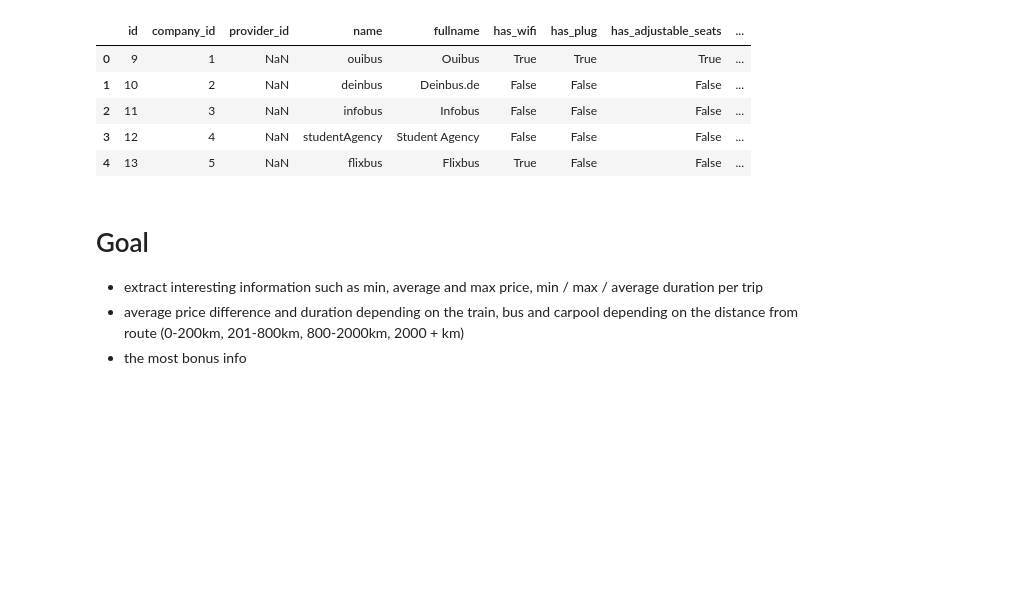
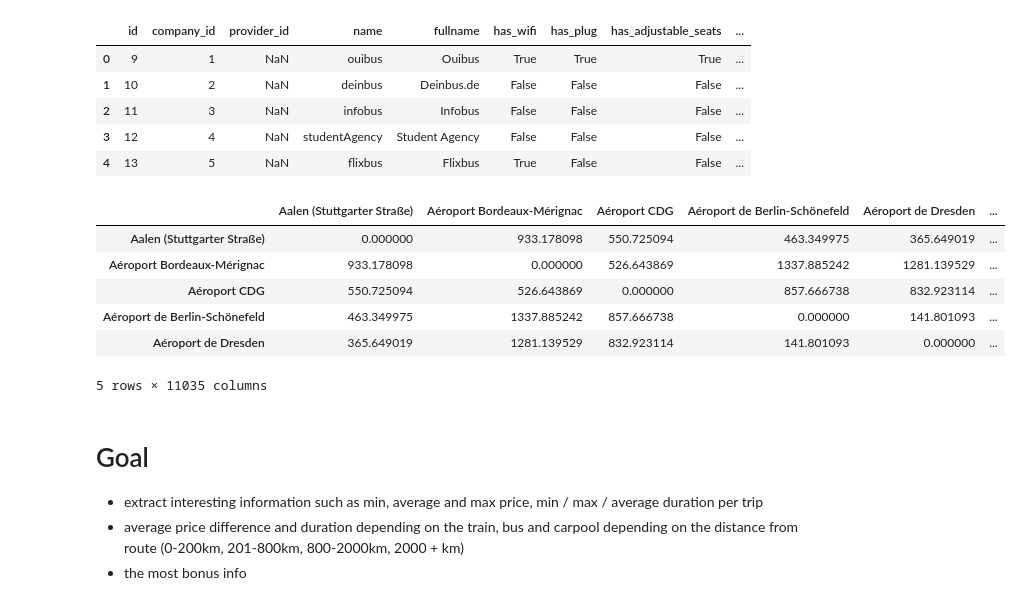
Before and after one commit to Pramod-Kumar808/EDA, a Jupyter notebook: EDA.ipynb, the cells around one changed output. Drawn from its saved outputs; the diff is of its cells as text; code cells hidden in the pictures; blank space fills up the shorter version.

```diff
--- a/EDA.ipynb
+++ b/EDA.ipynb
@@ -58,6 +62,27 @@ providers.head(5)
 | 2 | 11 | 3 | NaN | infobus | Infobus | False | False | False | ... |
 | 3 | 12 | 4 | NaN | studentAgency | Student Agency | False | False | False | ... |
 | 4 | 13 | 5 | NaN | flixbus | Flixbus | True | False | False | ... |
+# %%
+import numpy as np
+from sklearn.neighbors import DistanceMetric
+
+stations['latitude'] = np.radians(stations['latitude'])
+stations['longitude'] = np.radians(stations['longitude'])
+
+dist = DistanceMetric.get_metric('haversine')
+
+stations[["latitude", "longitude"]].to_numpy()
+distance = (dist.pairwise(stations[["latitude", "longitude"]].to_numpy())*6373)
+result = pd.DataFrame(distance,  columns=stations.unique_name.unique(), index=stations.unique_name.unique())
+result.head(5)
+# %% [output]
+|  | Aalen (Stuttgarter Straße) | Aéroport Bordeaux-Mérignac | Aéroport CDG | Aéroport de Berlin-Schönefeld | Aéroport de Dresden | ... |
+| Aalen (Stuttgarter Straße) | 0.000000 | 933.178098 | 550.725094 | 463.349975 | 365.649019 | ... |
+| Aéroport Bordeaux-Mérignac | 933.178098 | 0.000000 | 526.643869 | 1337.885242 | 1281.139529 | ... |
+| Aéroport CDG | 550.725094 | 526.643869 | 0.000000 | 857.666738 | 832.923114 | ... |
+| Aéroport de Berlin-Schönefeld | 463.349975 | 1337.885242 | 857.666738 | 0.000000 | 141.801093 | ... |
+| Aéroport de Dresden | 365.649019 | 1281.139529 | 832.923114 | 141.801093 | 0.000000 | ... |
+5 rows × 11035 columns
 # %% [markdown]
 # Goal
 
```
Also changed, not shown: parts of 12 cells of this notebook, 1 other file.
